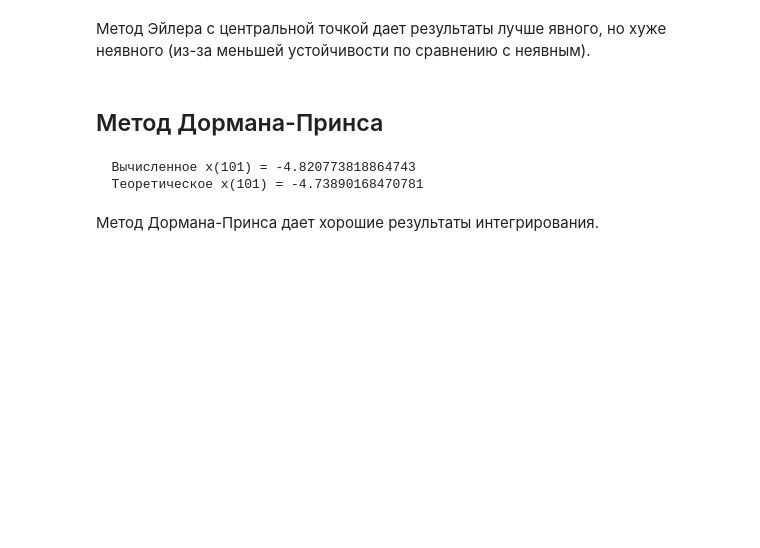
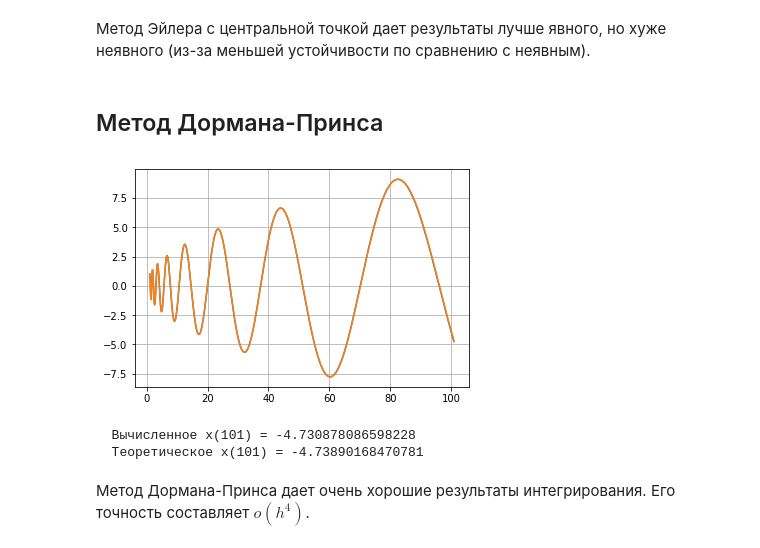
Before and after one commit to alekseik1/calc_math-labs, a Jupyter notebook: main.ipynb, the cells around one changed output. Cells and saved outputs as stored; diff of their text form; code cells hidden in the pictures; blank space fills up the shorter version.

```diff
--- a/main.ipynb
+++ b/main.ipynb
@@ -124,11 +159,18 @@ compare_results(t_theor(t_stop), x_3[1])
 # %%
 from scipy.integrate import solve_ivp
 # %%
-sol = solve_ivp(system_of_eq, (x_start[0], t_stop), x_start, method='RK45')
+x_4 = solve_ivp(system_of_eq, (x_start[0], t_stop), x_start, method='RK45', t_eval=np.arange(x_start[0], t_stop, h))
+# %%
+x_4_np = x_4.y
+t_pred = x_4_np[0]
+x_pred = x_4_np[1]
+plot_lines((t_pred, x_pred), (t_range, x_range))
+# %% [output]
+[figure, added]
 # %%
-compare_results(t_theor(t_stop), sol.y[1][-1])
+compare_results(t_theor(t_stop), x_4.y[1][-1])
 # %% [output]
-  Вычисленное x(101) = -4.820773818864743
+  Вычисленное x(101) = -4.730878086598228
   Теоретическое x(101) = -4.73890168470781
 # %% [markdown]
-Метод Дормана-Принса дает хорошие результаты интегрирования.
+Метод Дормана-Принса дает очень хорошие результаты интегрирования. Его точность составляет $o(h^4)$.
```
Also changed, not shown: parts of 11 cells of this notebook.
